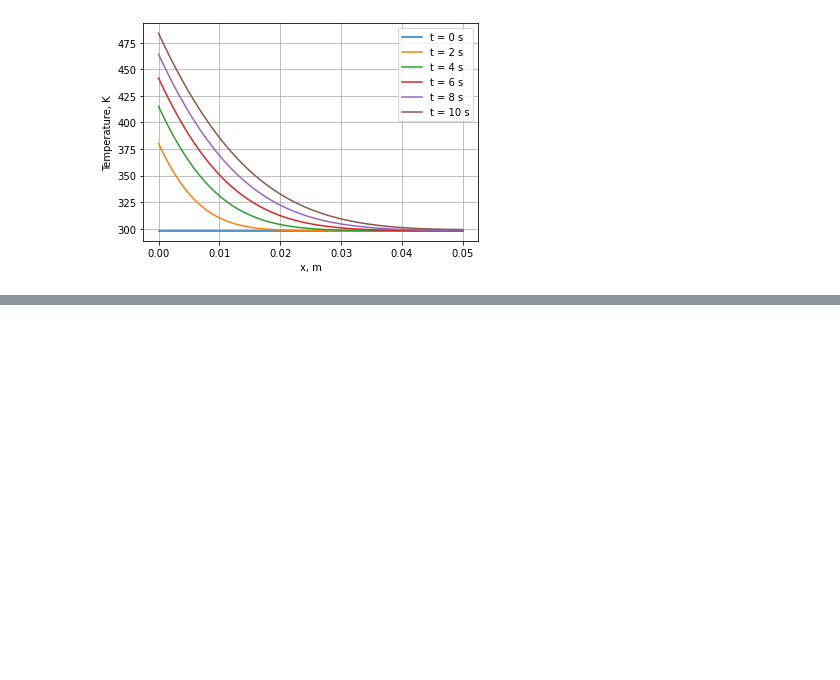
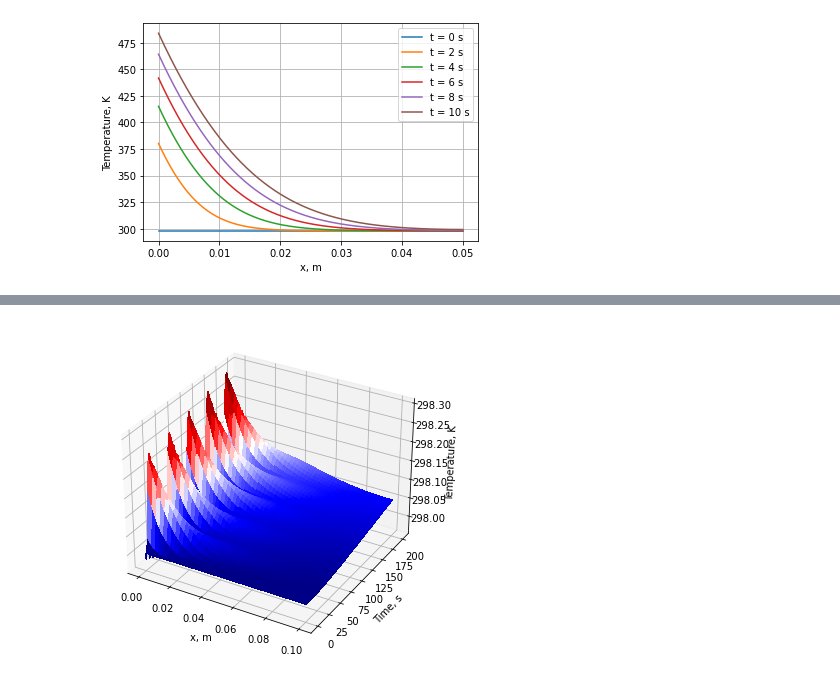
Before and after one commit to NelisW/heatConduction, a Jupyter notebook: 1D-heatflow.ipynb, the cells around one changed output, grey strips where cells are left out. Cells and saved outputs as stored; diff of their text form; code cells hidden in the pictures; blank space fills up the shorter version.

```diff
--- a/1D-heatflow.ipynb
+++ b/1D-heatflow.ipynb
@@ -116,0 +219,8 @@ pp.temperatureDistribution(T, times)
+# %%
+# Boundary conditions
+
+# Planck radiative heat loss
+paras['Do radiative'] = True
+paras['Emissivity'] = 0.8
+
+print(paras)
@@ -116,0 +245,6 @@ pp.temperatureDistribution(T, times)
+# %%
+results, cache = hc.solve(paras)
+T = pp.preprocess(paras, results)
+pp.evolutionField(T)
+# %% [output]
+[figure, added]
```
Also changed, not shown: parts of 25 cells of this notebook, 4 other files.
